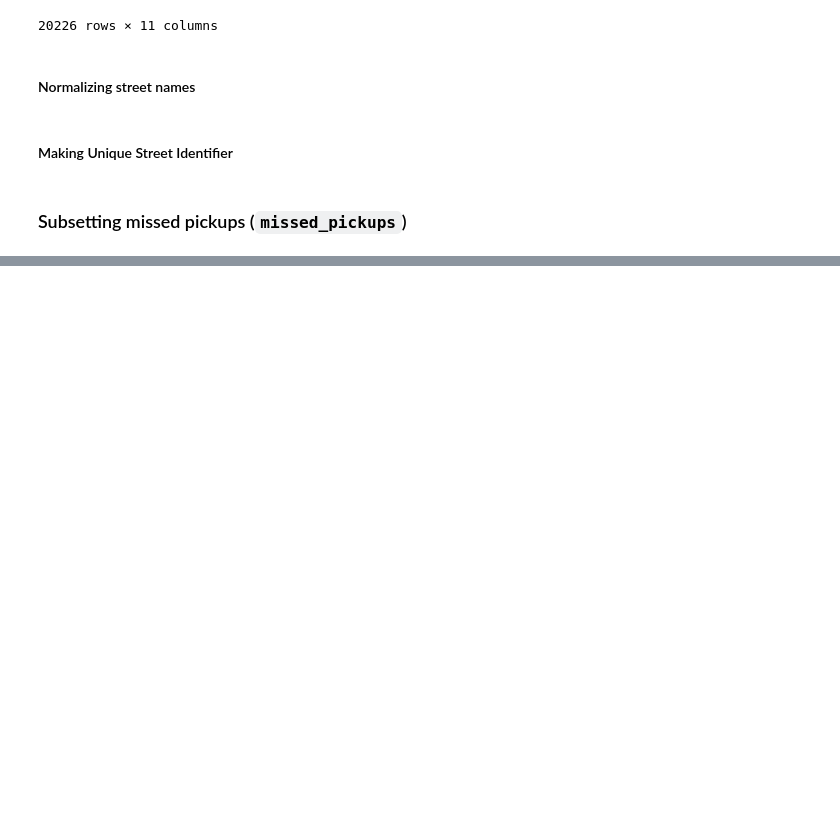
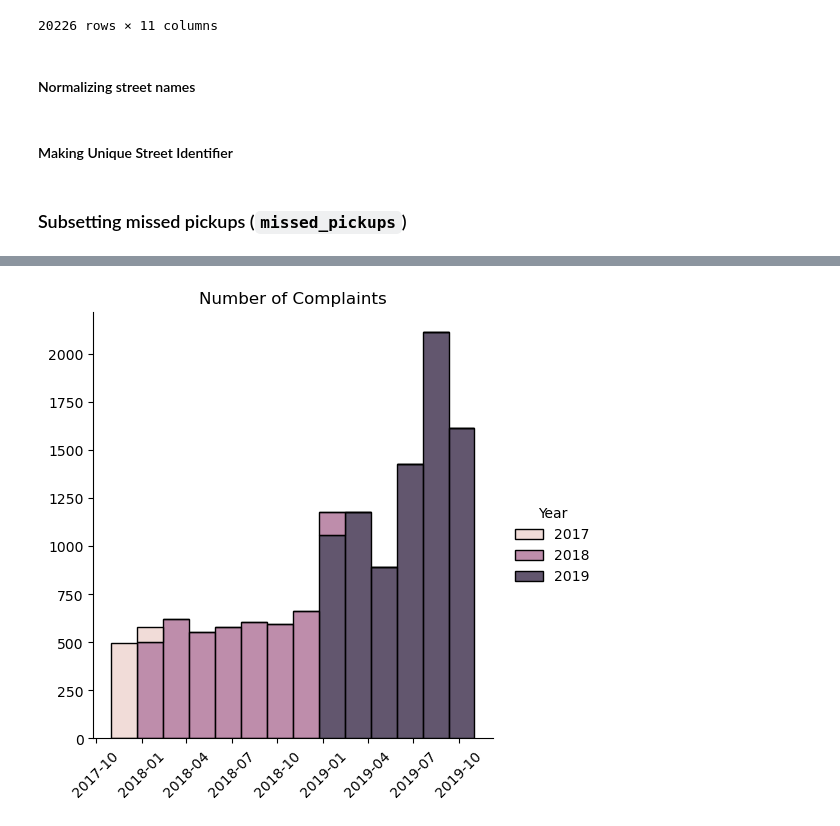
Before and after one commit to NSS-Data-Analytics-Cohort-17/trash-haulers-japan, a Jupyter notebook: scripts/trash_eda_Matthew.ipynb, the cells around one changed output, grey strips where cells are left out. Drawn from its saved outputs; the diff is of its cells as text; code cells hidden in the pictures; blank space fills up the shorter version.

```diff
--- a/scripts/trash_eda_Matthew.ipynb
+++ b/scripts/trash_eda_Matthew.ipynb
@@ -57,4 +57,4 @@ missed_req = trash_haulers['Request'].value_counts().index[0]
 # %%
 missed_pickups = (trash_haulers.loc[
     (trash_haulers['Request'] == missed_req) |
-    (trash_haulers['Description'].str.contains('fail|miss|not pick|forgot', case=False, na=False))])
+    (trash_haulers['Description'].str.contains('miss|skip|not pick|fail|not been pick|did not|was not|forgot', case=False, na=False))]).copy()
@@ -92,0 +158,12 @@ Name: count, dtype: int64
+# %%
+ax = sns.displot(data=red_missed,
+        x='Date Opened',
+        bins = 14,
+        kde=False,
+        hue='Year',
+        multiple='stack')
+ax.set(title='Number of Complaints', xlabel='', ylabel='')
+plt.xticks(rotation = 45)
+plt.show()
+# %% [output]
+[figure, added]
```
Also changed, not shown: parts of 25 cells of this notebook, 6 other files.
